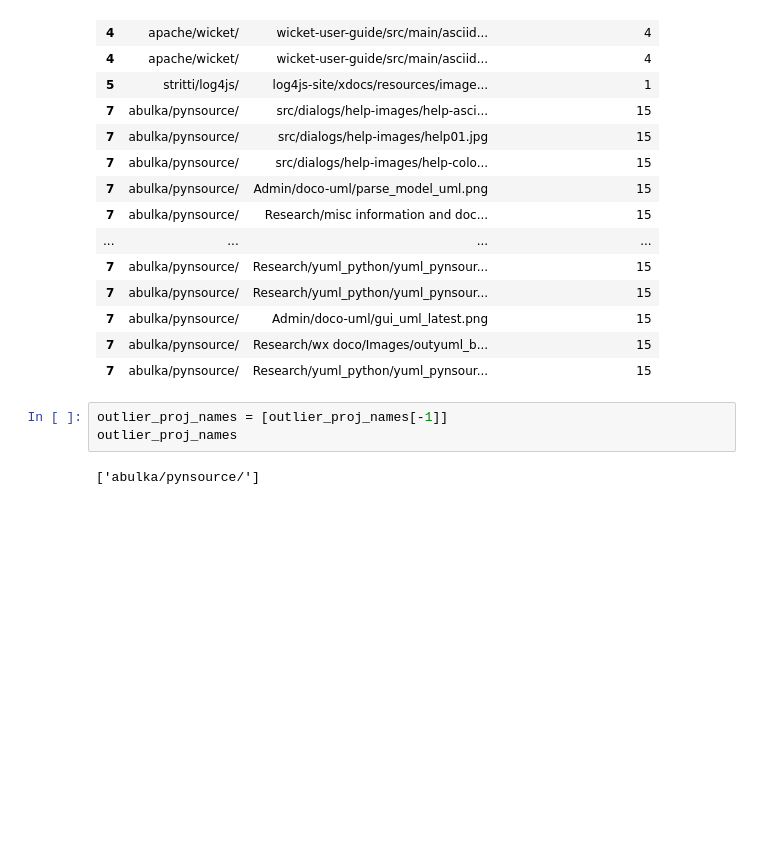
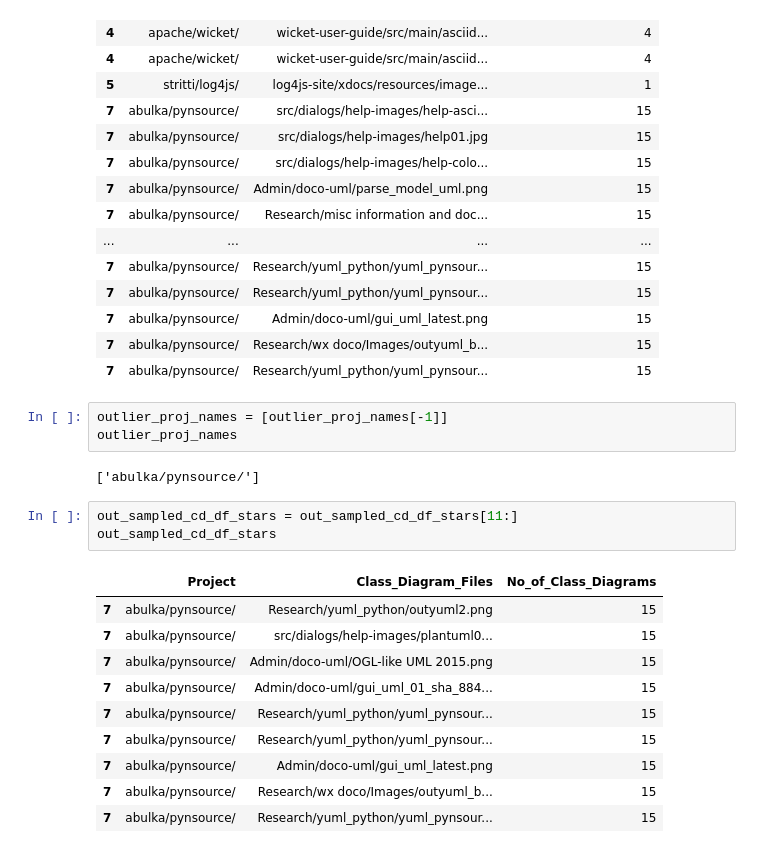
Before and after one commit to zakipauzi/uml_code_traceability, a Jupyter notebook: 3_extract_concepts.ipynb, the cells around one changed output. Drawn from its saved outputs; the diff is of its cells as text; blank space fills up the shorter version.

```diff
--- a/3_extract_concepts.ipynb
+++ b/3_extract_concepts.ipynb
@@ -325,6 +309,20 @@ outlier_proj_names = [outlier_proj_names[-1]]
 outlier_proj_names
 # %% [output]
 ['abulka/pynsource/']
+# %%
+out_sampled_cd_df_stars = out_sampled_cd_df_stars[11:]
+out_sampled_cd_df_stars
+# %% [output]
+|  | Project | Class_Diagram_Files | No_of_Class_Diagrams |
+| 7 | abulka/pynsource/ | Research/yuml_python/outyuml2.png | 15 |
+| 7 | abulka/pynsource/ | src/dialogs/help-images/plantuml0... | 15 |
+| 7 | abulka/pynsource/ | Admin/doco-uml/OGL-like UML 2015.png | 15 |
+| 7 | abulka/pynsource/ | Admin/doco-uml/gui_uml_01_sha_884... | 15 |
+| 7 | abulka/pynsource/ | Research/yuml_python/yuml_pynsour... | 15 |
+| 7 | abulka/pynsource/ | Research/yuml_python/yuml_pynsour... | 15 |
+| 7 | abulka/pynsource/ | Admin/doco-uml/gui_uml_latest.png | 15 |
+| 7 | abulka/pynsource/ | Research/wx doco/Images/outyuml_b... | 15 |
+| 7 | abulka/pynsource/ | Research/yuml_python/yuml_pynsour... | 15 |
 # %%
 # For every project, we will extract the concepts from the class diagrams. The class diagrams can be found in the 'class_diagrams' folder.
 # The extracted concepts will be saved in the 'extracted_concepts' folder.
```
Also changed, not shown: parts of 7 cells of this notebook, 17 other files.
